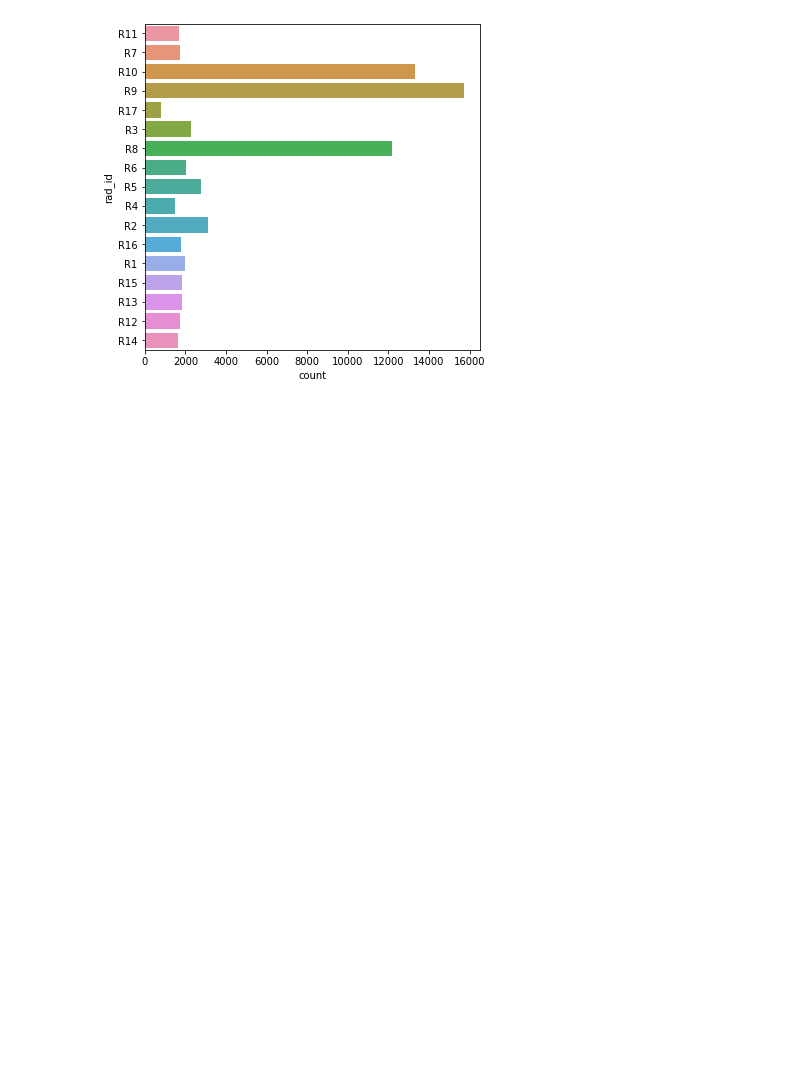
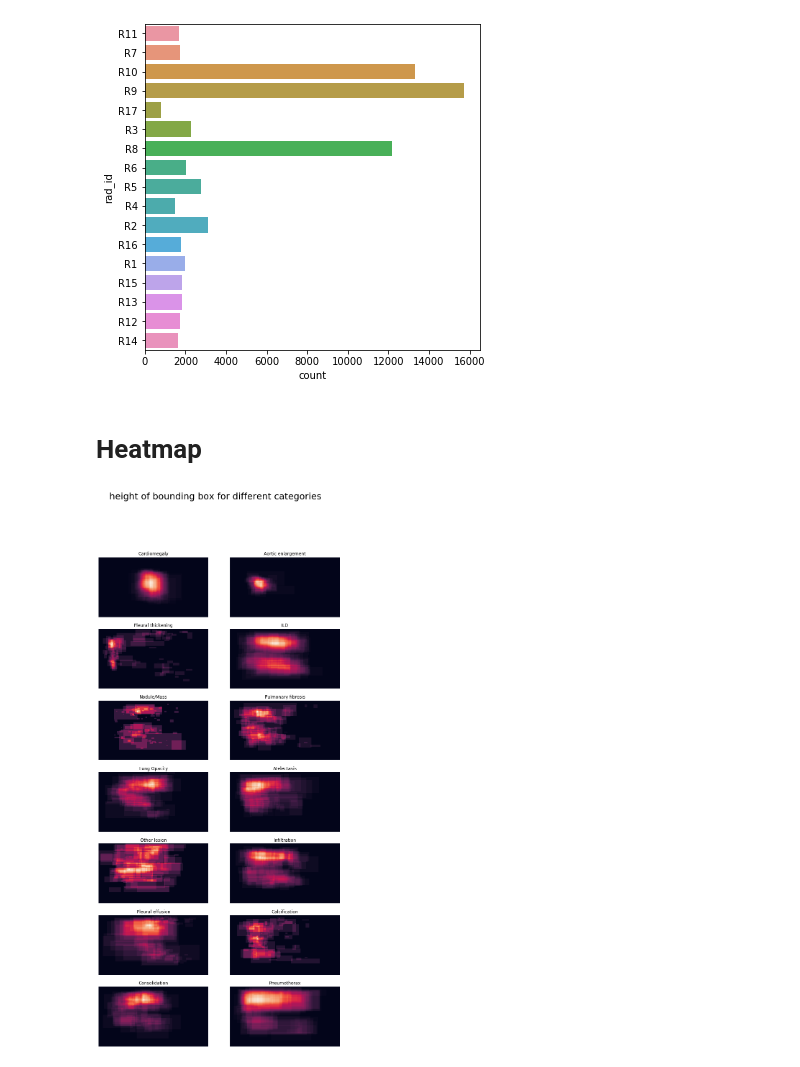
Before and after one commit to Yuchen-Dai/vinbigdata-chest-xray-abnormalities-detection, a Jupyter notebook: Data Analysis.ipynb, the cells around one changed output. Cells and saved outputs as stored; diff of their text form; code cells hidden in the pictures; blank space fills up the shorter version.

```diff
--- a/Data Analysis.ipynb
+++ b/Data Analysis.ipynb
@@ -84,3 +100,29 @@ sns.countplot(y='rad_id',data=train)
 plt.show()
 # %% [output]
 [figure]
+# %% [markdown]
+# Heatmap
+# %%
+
+def fill_heatmap(hm,x_min,y_min, x_max, y_max):
+    hm[int(x_min):int(x_max),int(y_min):int(y_max)] += 1
+hm = []
+class_name = []
+for i,name in enumerate(train[train['class_name'] != 'No finding']['class_name'].unique()):
+    hm.append(np.zeros((3200,3400)))
+    class_name.append(name)
+    count = 0
+    for item in train[train['class_name'] == name].iterrows():
+        count += 1
+        fill_heatmap(hm[i], item[1]['x_min'],item[1]['y_min'],item[1]['x_max'],item[1]['y_max'])
+        if count == 100:
+            break
+# %%
+fig,ax = plt.subplots(7,2, figsize=(12,25))
+fig.suptitle('height of bounding box for different categories',fontsize=25)
+for i, item in enumerate(hm):
+    ax[int(i/2)][i%2].set_title(class_name[i])
+    sns.heatmap(hm[i], ax = ax[int(i/2)][i%2],xticklabels = False, yticklabels= False,cbar = False)
+plt.show()
+# %% [output]
+[figure, added]
```
Also changed, not shown: parts of 1 cell of this notebook.
